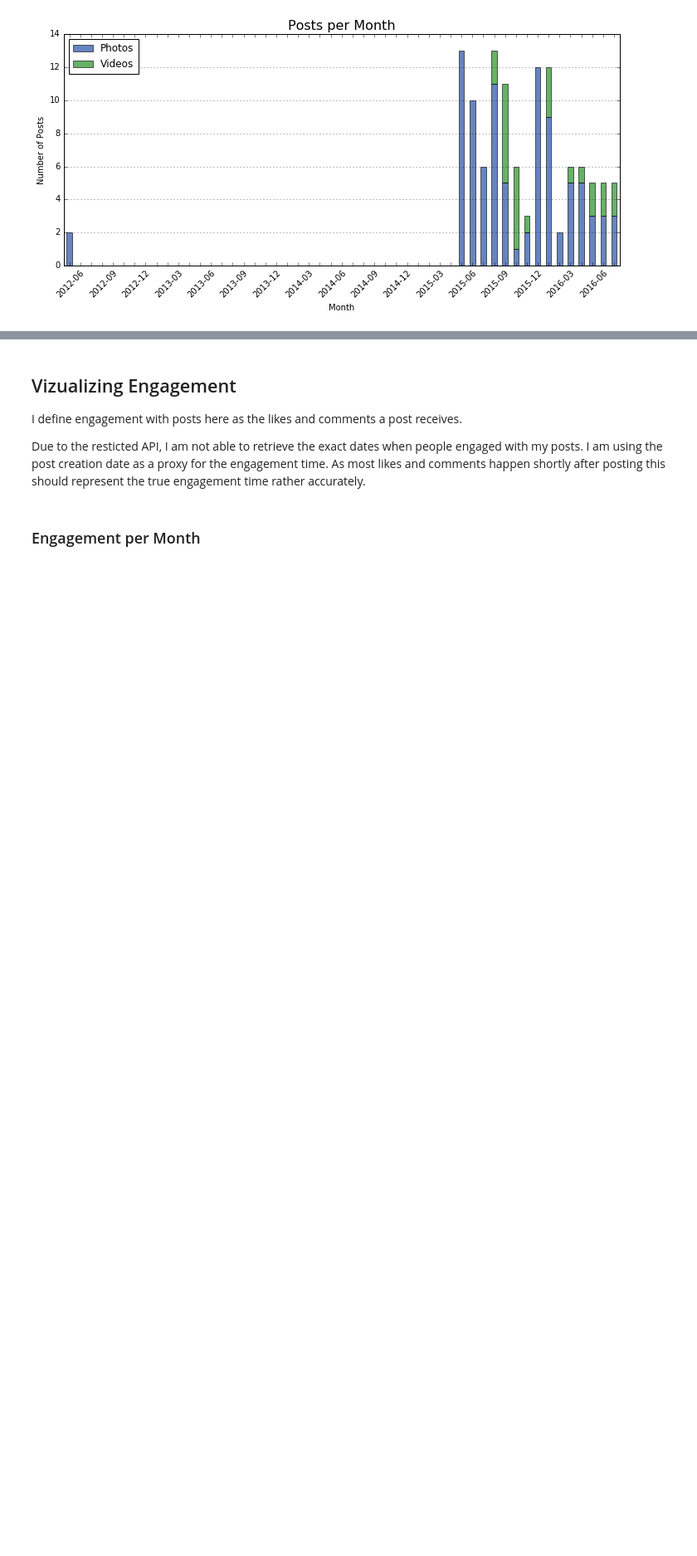
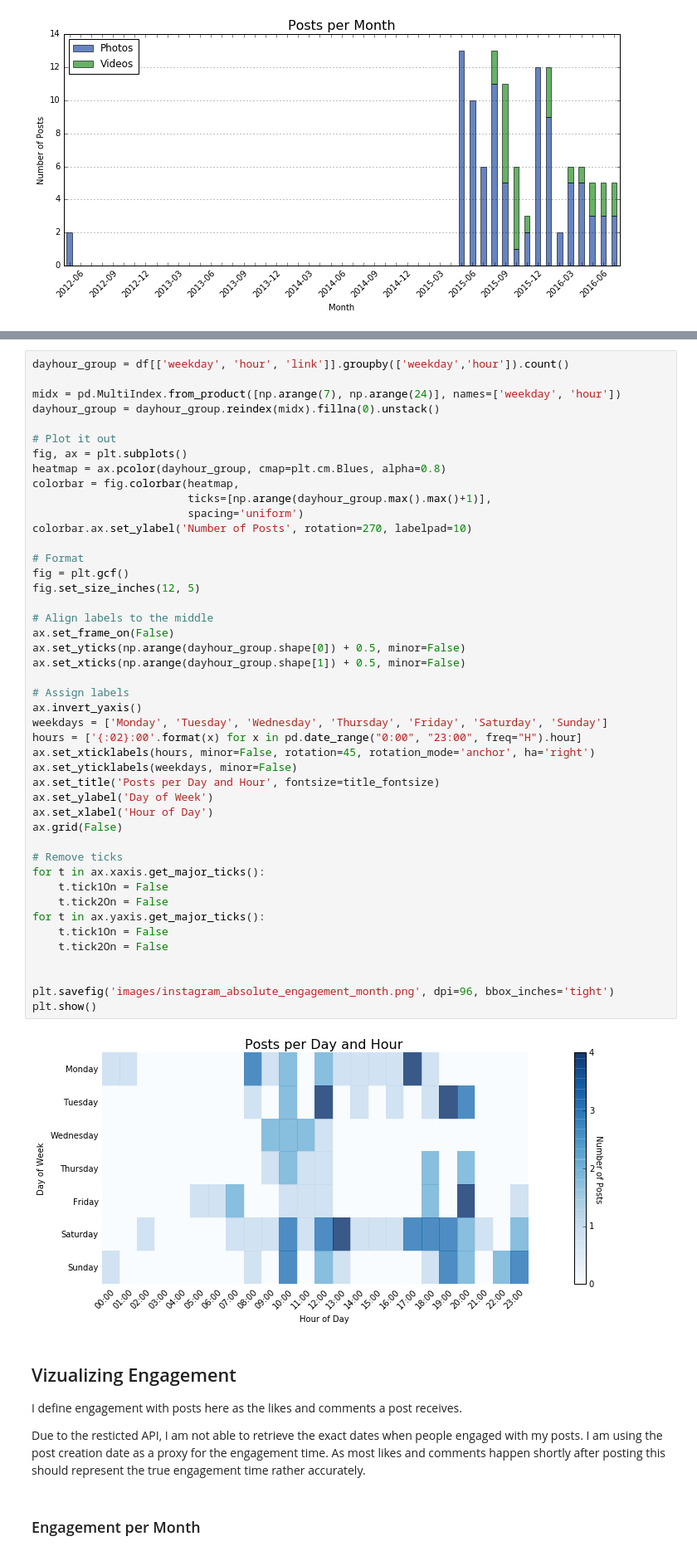
Before and after one commit to kahlamari/data-visualization, a Jupyter notebook: Instagram Data Visualization.ipynb, the cells around one changed output, grey strips where cells are left out. Shown at 83% size. Drawn from its saved outputs; the diff is of its cells as text; blank space fills up the shorter version.

Commit message:
Added Posting Heatmap for Hour and Day of Week

```diff
--- a/Instagram Data Visualization.ipynb
+++ b/Instagram Data Visualization.ipynb
@@ -217,3 +219,50 @@ plt.show()
+# %%
+dayhour_group = df[['weekday', 'hour', 'link']].groupby(['weekday','hour']).count()
+
+midx = pd.MultiIndex.from_product([np.arange(7), np.arange(24)], names=['weekday', 'hour'])
+dayhour_group = dayhour_group.reindex(midx).fillna(0).unstack()
+
+# Plot it out
+fig, ax = plt.subplots()
+heatmap = ax.pcolor(dayhour_group, cmap=plt.cm.Blues, alpha=0.8)
+colorbar = fig.colorbar(heatmap,
+                        ticks=[np.arange(dayhour_group.max().max()+1)],
+                        spacing='uniform')
+colorbar.ax.set_ylabel('Number of Posts', rotation=270, labelpad=10)
+
+# Format
+fig = plt.gcf()
+fig.set_size_inches(12, 5)
+
+# Align labels to the middle
+ax.set_frame_on(False)
+ax.set_yticks(np.arange(dayhour_group.shape[0]) + 0.5, minor=False)
+ax.set_xticks(np.arange(dayhour_group.shape[1]) + 0.5, minor=False)
+
+# Assign labels
+ax.invert_yaxis()
+weekdays = ['Monday', 'Tuesday', 'Wednesday', 'Thursday', 'Friday', 'Saturday', 'Sunday']
+hours = ['{:02}:00'.format(x) for x in pd.date_range("0:00", "23:00", freq="H").hour]
+ax.set_xticklabels(hours, minor=False, rotation=45, rotation_mode='anchor', ha='right')
+ax.set_yticklabels(weekdays, minor=False)
+ax.set_title('Posts per Day and Hour', fontsize=title_fontsize)
+ax.set_ylabel('Day of Week')
+ax.set_xlabel('Hour of Day')
+ax.grid(False)
+
+# Remove ticks
+for t in ax.xaxis.get_major_ticks():
+    t.tick1On = False
+    t.tick2On = False
+for t in ax.yaxis.get_major_ticks():
+    t.tick1On = False
+    t.tick2On = False
+
+
+plt.savefig('images/instagram_absolute_engagement_month.png', dpi=96, bbox_inches='tight')
+plt.show()
+# %% [output]
+[figure, added]
 # %% [markdown]
 ## Vizualizing Engagement
 I define engagement with posts here as the likes and comments a post receives.
```
Also changed, not shown: parts of 2 cells of this notebook, 2 other files.
